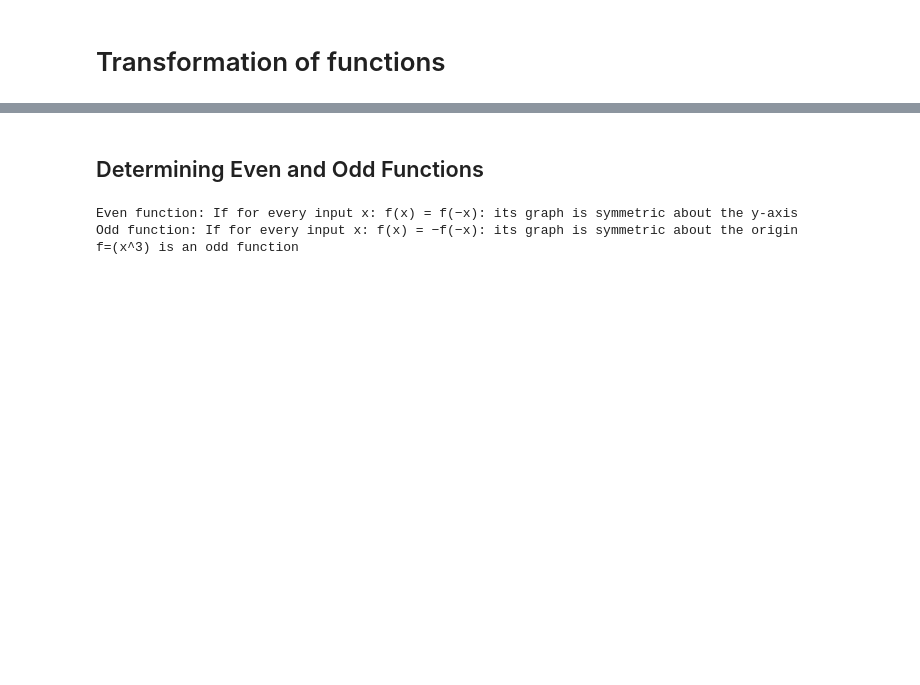
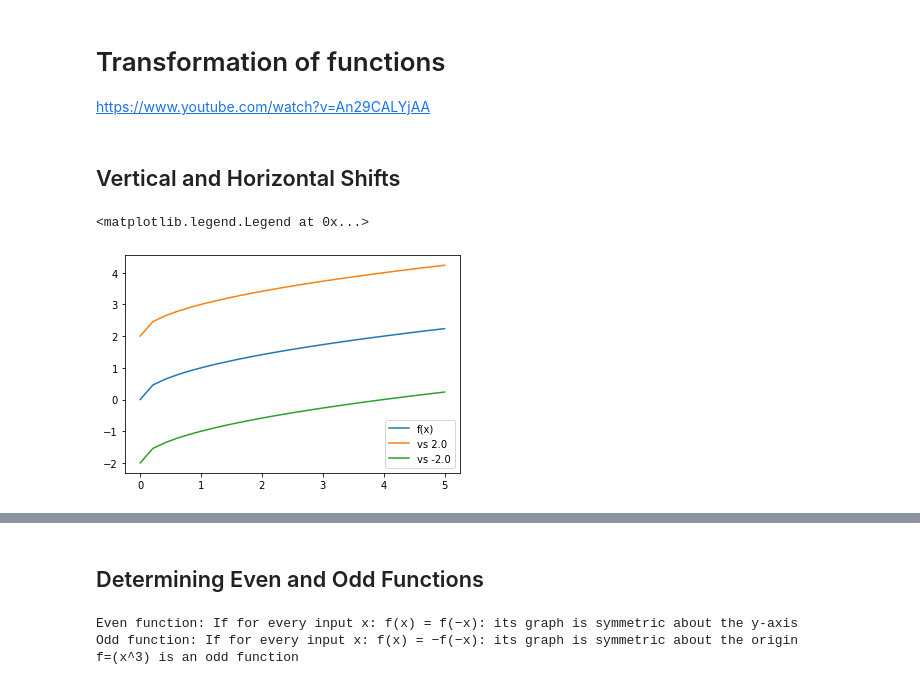
Before and after one commit to solisgb/jpnb, a Jupyter notebook: Transformation_of_functions.ipynb, the cells around one changed output, grey strips where cells are left out. Drawn from its saved outputs; the diff is of its cells as text; code cells hidden in the pictures; blank space fills up the shorter version.

```diff
--- a/Transformation_of_functions.ipynb
+++ b/Transformation_of_functions.ipynb
@@ -1,8 +1,26 @@
 # %% [markdown]
 # Transformation of functions
+
+https://www.youtube.com/watch?v=An29CALYjAA
 # %%
 import numpy as np
 import matplotlib.pyplot as plt
+# %% [markdown]
+## Vertical and Horizontal Shifts
 # %%
 f = lambda x: np.sqrt(x)
+# %%
+x = np.linspace(0, 5, 25)
+
+vs1 = 2.
+vs2 = -vs1
+
+fig, ax = plt.subplots(1,1)
+ax.plot(x, f(x), label='f(x)')
+ax.plot(x, f(x)+vs1, label=f'vs {vs1:0.1f}')
+ax.plot(x, f(x)+vs2, label=f'vs {vs2:0.1f}')
+ax.legend()
+# %% [output]
+<matplotlib.legend.Legend at 0x...>
+[figure, added]
 # %%
```
Also changed, not shown: parts of 11 cells of this notebook.
